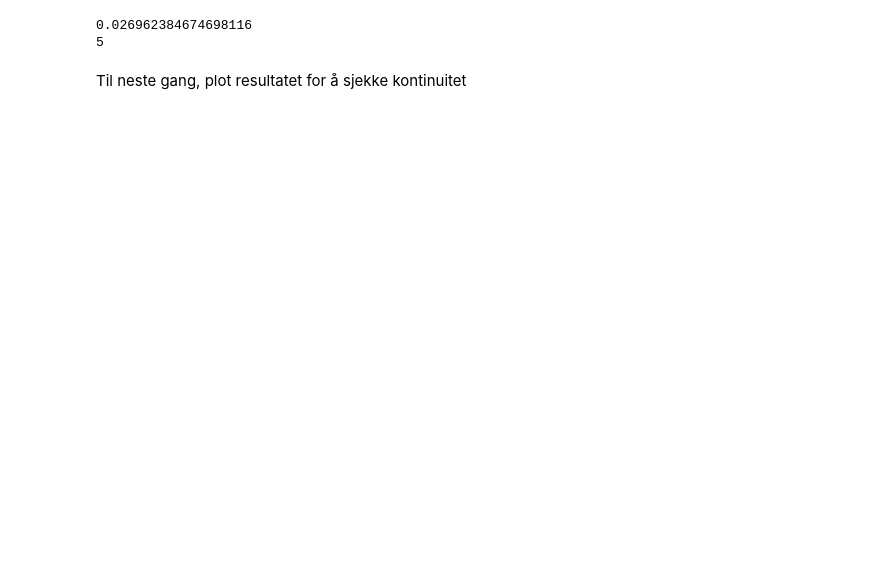
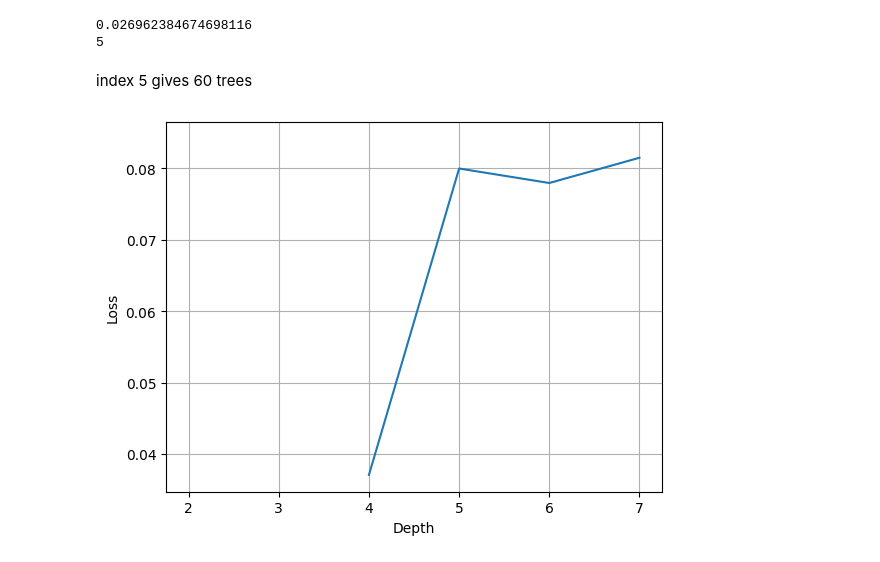
Before and after one commit to kevintannum/FYS-STK3155--Project3--UiO, a Jupyter notebook: code/XGBoost.ipynb, the cells around one changed output. Saved outputs shown, nothing was run; the diff lists cells and outputs as text; code cells hidden in the pictures; blank space fills up the shorter version.

```diff
--- a/code/XGBoost.ipynb
+++ b/code/XGBoost.ipynb
@@ -180,5 +182,13 @@ print(loss_per_tree.index(min(loss_per_tree)))
 # %% [output]
 0.026962384674698116
 5
-# %% [markdown]
-Til neste gang, plot resultatet for å sjekke kontinuitet
+# %% [markdown]
+index 5 gives 60 trees
+# %%
+plt.plot(range(2, 20), loss_per_depth)
+plt.xlabel("Depth")
+plt.ylabel("Loss")
+plt.grid()
+plt.show() # ealy values not shown as depth three gives infinate loss, which breaks continuity
+# %% [output]
+[figure, added]
```
Also changed, not shown: parts of 10 cells of this notebook.
